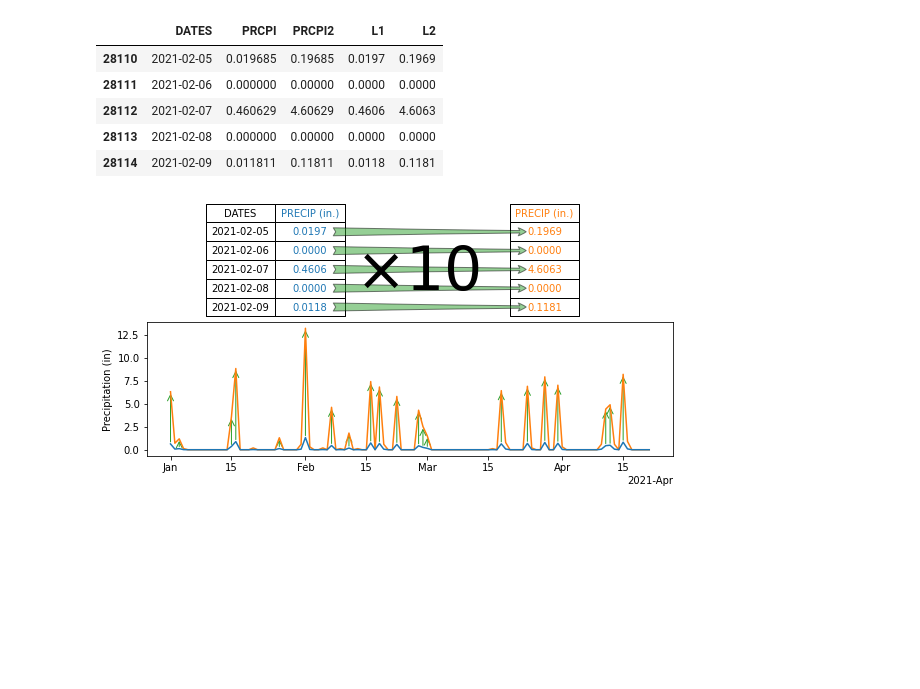
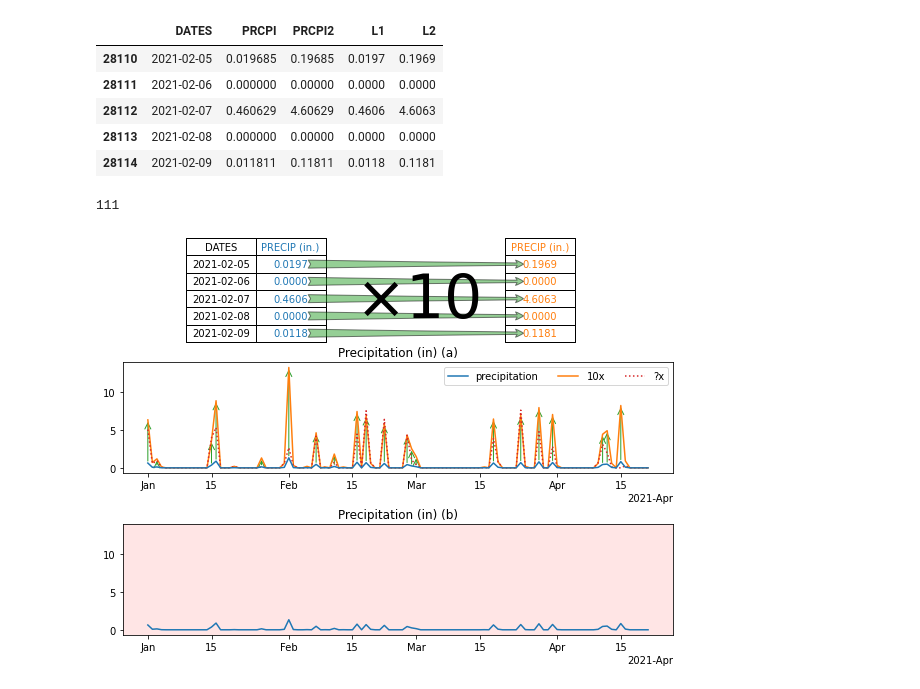
Before and after one commit to story645/proposal, a Jupyter notebook: figures/viz_equivariance.ipynb, the cells around one changed output. Cells and saved outputs as stored; diff of their text form; code cells hidden in the pictures; blank space fills up the shorter version.

Commit message:
tweaks to background figures

```diff
--- a/figures/viz_equivariance.ipynb
+++ b/figures/viz_equivariance.ipynb
@@ -33,10 +33,10 @@ import geopandas as gpd
 
 import intro_plots as ip
 
-paper_path = Path('../../paper/figures/')
+paper_path = Path('../paper/figures/')
 
-slide_path = Path('../../slides/figures/intro/')
-proposal_path = Path('../../draft/figures/intro/')
+slide_path = Path('../slides/figures/intro/')
+proposal_path = Path('../draft/figures/intro/')
 #rcParams['font.family'] = 'Segoe Print'
 # %%
 ny_all = pd.read_csv("nydata")
@@ -84,43 +84,58 @@ See the caveats in the documentation: https://pandas.pydata.org/pandas-docs/stab
 | 28112 | 2021-02-07 | 0.460629 | 4.60629 | 0.4606 | 4.6063 |
 | 28113 | 2021-02-08 | 0.000000 | 0.00000 | 0.0000 | 0.0000 |
 | 28114 | 2021-02-09 | 0.011811 | 0.11811 | 0.0118 | 0.1181 |
+# %%
+len(nyjfk['PRCPI2'])
+# %% [output]
+111
+# %%
+nyjfk['PRCPI3'] = nyjfk['PRCPI'] * np.random.randint(0,12, len(nyjfk))
 # %%
-fig, axd = plt.subplot_mosaic([['tab1','tab2'],['time', 'time'],['time', 'time']],
-                              constrained_layout=True, figsize=(8,4))
+fig, axd = plt.subplot_mosaic([['tab1','tab2'],['time', 'time'],['invalid', 'invalid']],
+                              constrained_layout=True, gridspec_kw={'height_ratios':[1,2,2]},
+                              figsize=(8,6))
 #gridspec_kw={'width_ratios':}
 
 ocolor = 'tab:blue'
 scolor = 'tab:orange'
 gcolor = 'tab:green'
 table_1 = ip.plot_table(axd['tab1'], dfs[['DATES', 'L1']], ['k', ocolor], textcolor=None)
 table_2 = ip.plot_table(axd['tab2'], dfs[['L2']], [scolor], textcolor=None)
 fig.canvas.draw()
 table_1[(0,1)].get_text().set_text('PRECIP (in.)')
 table_2[(0,0)].get_text().set_text('PRECIP (in.)')
 
-axd['time'].plot('DATES', 'PRCPI', data=nyjfk, color=ocolor, zorder=10)
-axd['time'].plot('DATES', 'PRCPI2', data=nyjfk, color=scolor, zorder=9)
+axd['time'].plot('DATES', 'PRCPI', data=nyjfk, color=ocolor, zorder=10, label='precipitation')
+axd['time'].plot('DATES', 'PRCPI2', data=nyjfk, color=scolor, zorder=9, label='10x')
 axd['time'].xaxis.set_major_formatter(mdates.ConciseDateFormatter(mdates.MonthLocator()))
-axd['time'].set_ylabel("Precipitation (in)")
+axd['time'].set_title("Precipitation (in) (a)")
+
 
 for (i, (d, t1, t2)) in nyjfk[['DATES', 'PRCPI', 'PRCPI2']].iterrows():
     if t2<1: continue
     a1 = mpatches.FancyArrowPatch((d, t1), (d,t2), arrowstyle="->",
                                   linestyle=None, mutation_scale=15, lw=1, color=gcolor)
     axd['time'].add_artist(a1)
 
 
 for i in range(1,len(dfs)+1):
     x1, y1 = ip.source_cell(table_1[i,1], ocolor, xr=1.1)
     x2, y2 = ip.source_cell(table_2[i,0], scolor, xr=.05)
 
     arrow = mpatches.ConnectionPatch(xyA=(x1, y1), coordsA=axd['tab1'].transData,
                                      xyB=(x2, y2), coordsB=axd['tab2'].transData,
                                      arrowstyle="fancy", mutation_scale=20,
                                      facecolor=gcolor, edgecolor='black', alpha=.5)
     fig.add_artist(arrow)
 
-fig.text(.55, .75, r"$\times 10$", ha='center', va='center', fontsize=60)
-fig.savefig(proposal_path/"equivariant.png")
+axd['invalid'].plot('DATES', 'PRCPI', data=nyjfk, color=ocolor, zorder=10)
+axd['time'].plot('DATES', 'PRCPI3', data=nyjfk, color='tab:red', zorder=9, linestyle=':', label='?x')
+axd['invalid'].xaxis.set_major_formatter(mdates.ConciseDateFormatter(mdates.MonthLocator()))
+axd['invalid'].set_title("Precipitation (in) (b)")
+axd['invalid'].sharey(axd['time'])
+axd['invalid'].set_facecolor(mcolors.to_rgba('red', .1))
+axd['time'].legend(ncol=3)
+fig.text(.55, .85, r"$\times 10$", ha='center', va='center', fontsize=60)
+fig.savefig(proposal_path/"equivariant.png", dpi = 200)
 # %% [output]
-[figure, old version]
+[figure, new version]
```
